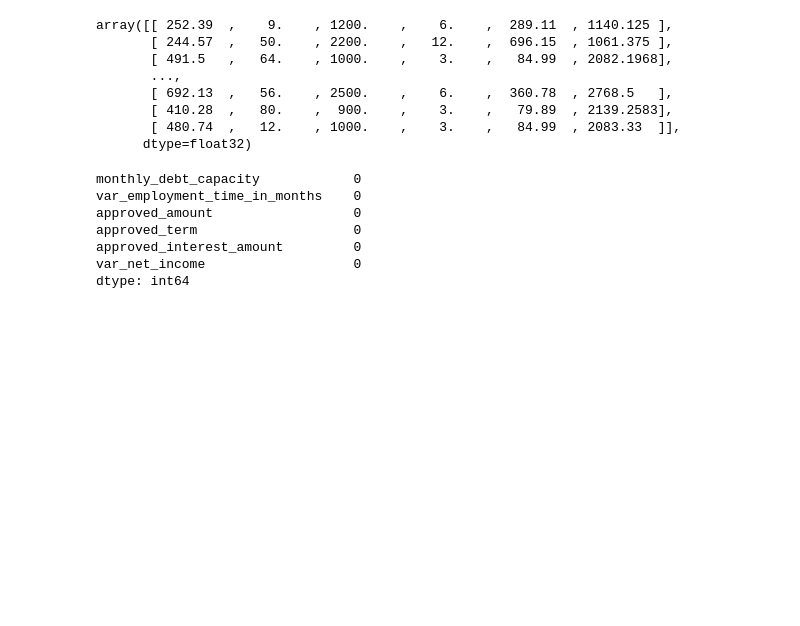
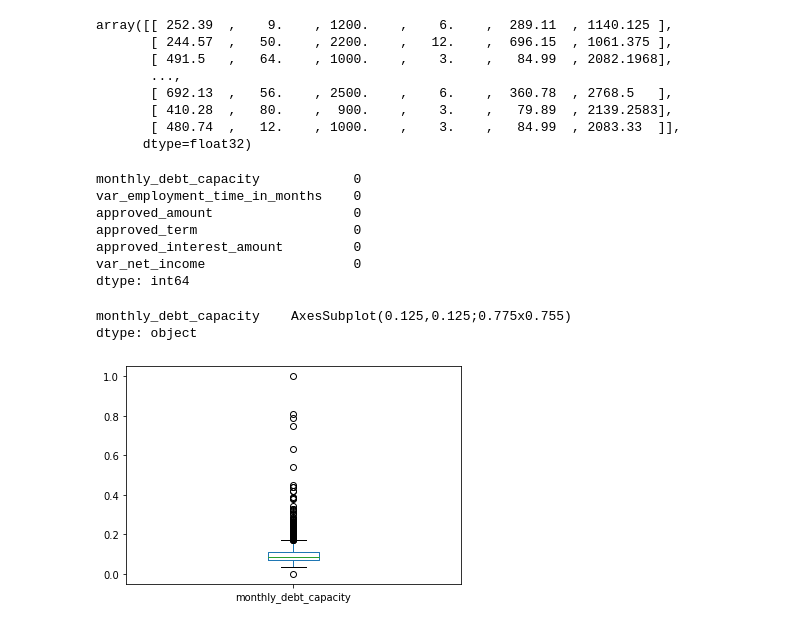
Before and after one commit to AbrahamG20/TPMachineLearning, a Jupyter notebook: TP_Machine_Learning.ipynb, the cells around one changed output. Cells and saved outputs as stored; diff of their text form; code cells hidden in the pictures; blank space fills up the shorter version.

```diff
--- a/TP_Machine_Learning.ipynb
+++ b/TP_Machine_Learning.ipynb
@@ -173,3 +220,27 @@ approved_term                    0
 approved_interest_amount         0
 var_net_income                   0
 dtype: int64
+# %%
+#Normalización
+
+import pandas as pd
+from sklearn import preprocessing
+
+# x = x_df["monthly_debt_capacity"].values #returns a numpy array
+min_max_scaler = preprocessing.MinMaxScaler()
+x_scaled_test = min_max_scaler.fit_transform(x_df["monthly_debt_capacity"][:,np.newaxis])
+df_test1 = pd.DataFrame(x_scaled_test)
+
+X_normalized = preprocessing.normalize(x_df["monthly_debt_capacity"][:,np.newaxis], norm='l2')
+df_test = pd.DataFrame(X_normalized)
+
+# df_test1.head(10)
+# df_test1.describe()
+
+x_df["monthly_debt_capacity"]=x_scaled_test
+# %%
+x_df["monthly_debt_capacity"].plot(kind='box', subplots=True)
+# %% [output]
+monthly_debt_capacity    AxesSubplot(0.125,0.125;0.775x0.755)
+dtype: object
+[figure, added]
```
Also changed, not shown: parts of 7 cells of this notebook.
